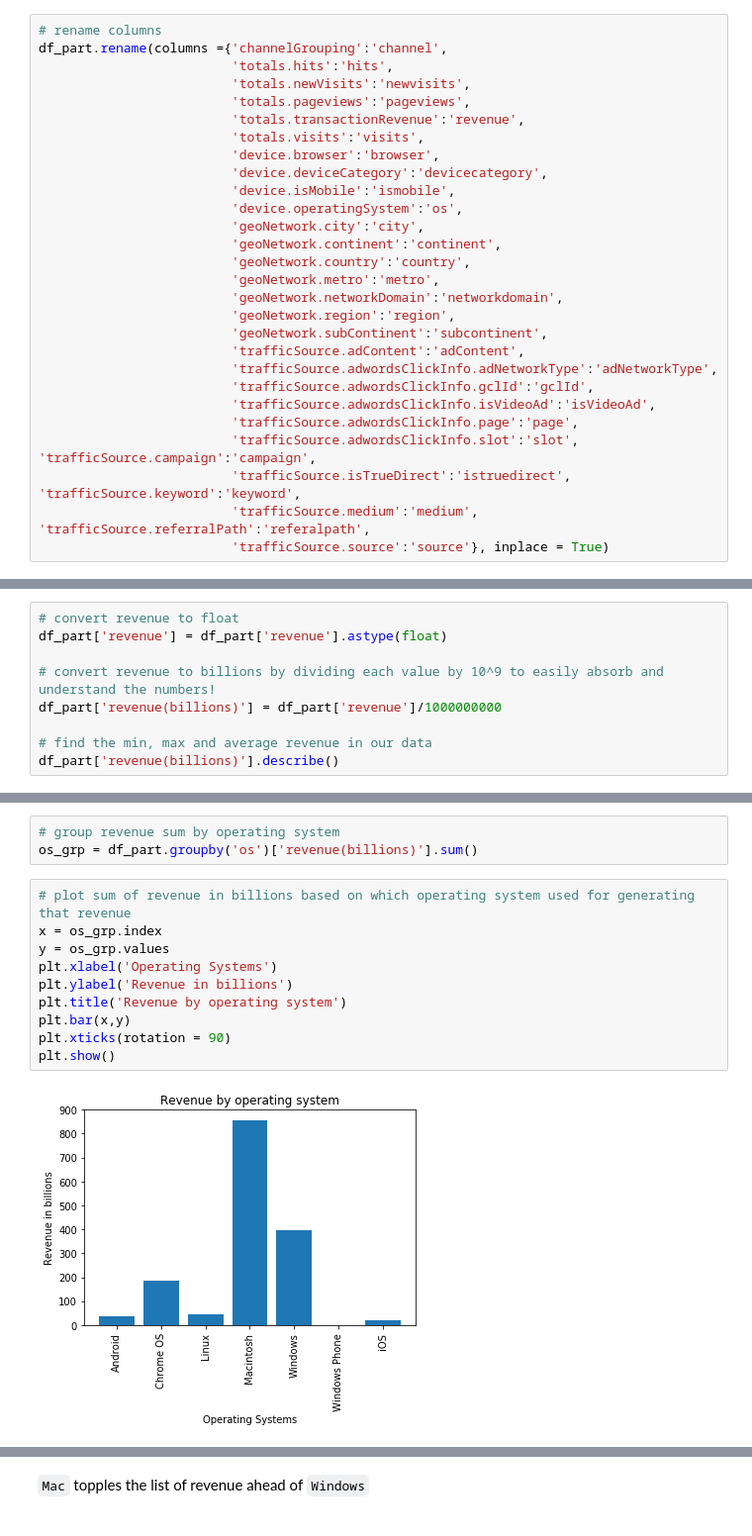
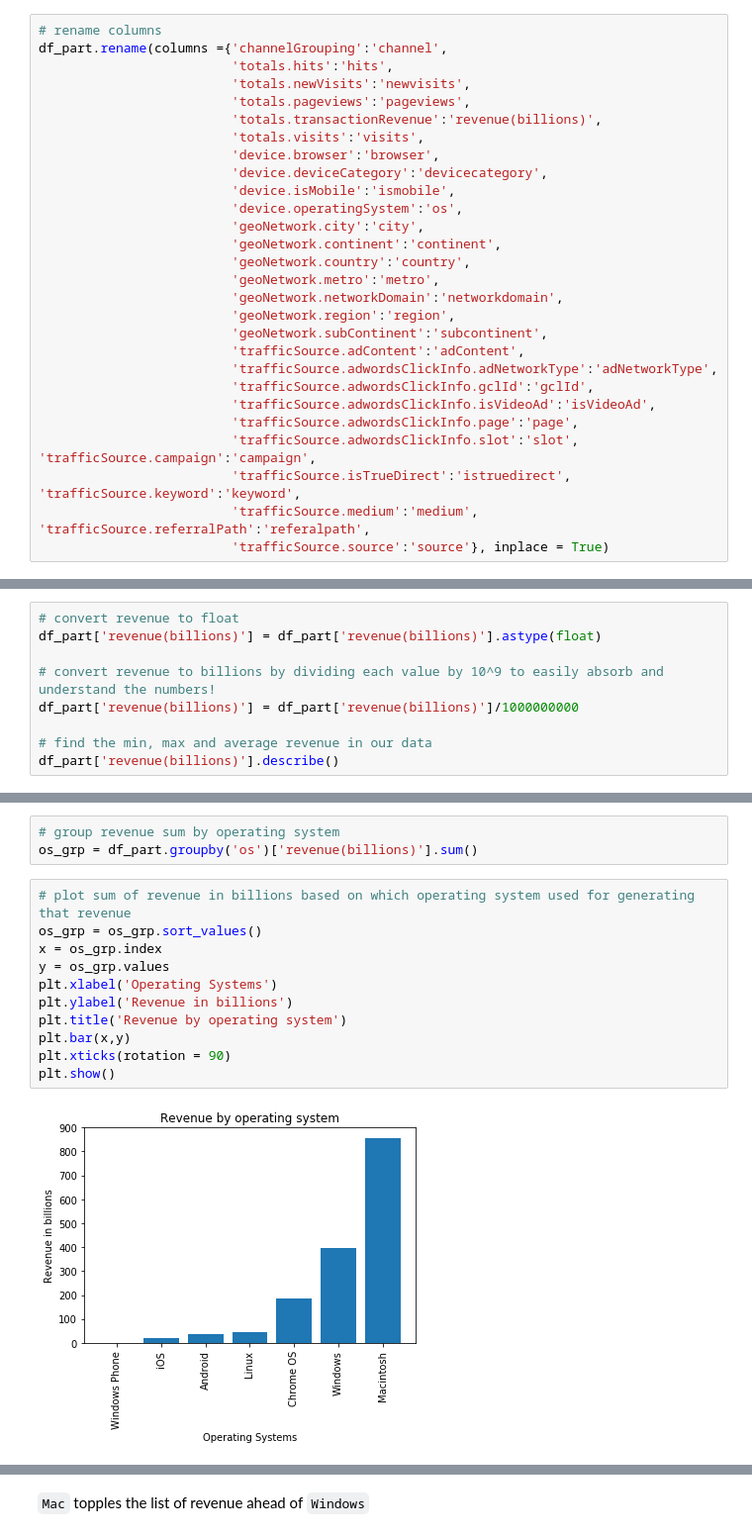
Before and after one commit to Storify-Your-Data/ahmedeweed, a Jupyter notebook: Google analytics EDA.ipynb, the cells around one changed output, grey strips where cells are left out. Shown: that part at 99% size. Drawn from its saved outputs; the diff is of its cells as text.

Commit message:
feat: clarify plots

```diff
--- a/Google analytics EDA.ipynb
+++ b/Google analytics EDA.ipynb
@@ -149,7 +149,7 @@ df_part.rename(columns ={'channelGrouping':'channel',
                          'totals.hits':'hits',
                          'totals.newVisits':'newvisits',
                          'totals.pageviews':'pageviews',
-                         'totals.transactionRevenue':'revenue',
+                         'totals.transactionRevenue':'revenue(billions)',
                          'totals.visits':'visits',
                          'device.browser':'browser',
                          'device.deviceCategory':'devicecategory',
@@ -184,10 +184,10 @@ df_part.head()
 5 rows × 35 columns
 # %%
 # convert revenue to float
-df_part['revenue'] = df_part['revenue'].astype(float)
+df_part['revenue(billions)'] = df_part['revenue(billions)'].astype(float)
 
 # convert revenue to billions by dividing each value by 10^9 to easily absorb and understand the numbers!
-df_part['revenue(billions)'] = df_part['revenue']/1000000000
+df_part['revenue(billions)'] = df_part['revenue(billions)']/1000000000
 
 # find the min, max and average revenue in our data
 df_part['revenue(billions)'].describe()
@@ -375,13 +390,14 @@ Most revenue comes from `Desktop` devices like PCs and laptops
 os_grp = df_part.groupby('os')['revenue(billions)'].sum()
 # %%
 # plot sum of revenue in billions based on which operating system used for generating that revenue
+os_grp = os_grp.sort_values()
 x = os_grp.index
 y = os_grp.values
 plt.xlabel('Operating Systems')
 plt.ylabel('Revenue in billions')
 plt.title('Revenue by operating system')
 plt.bar(x,y)
 plt.xticks(rotation = 90)
 plt.show()
 # %% [output]
-[figure, old version]
+[figure, new version]
```
Also changed, not shown: parts of 24 cells of this notebook.
